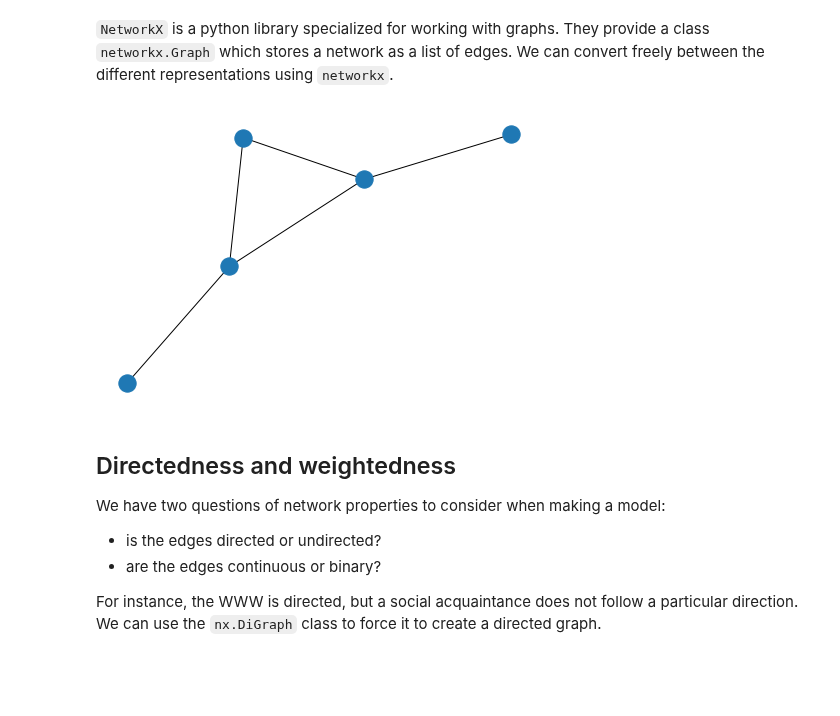
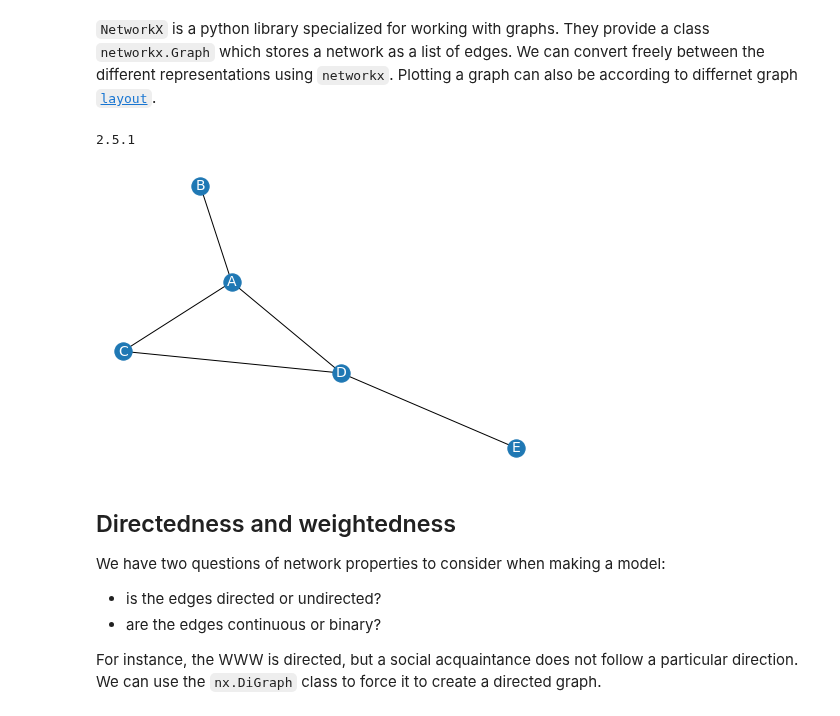
Before and after one commit to computational-medicine/BMED360-2021, a Jupyter notebook: Lab6-Networks-Graphs/01-Concepts-in-network-theory.ipynb, the cells around one changed output. Cells and saved outputs as stored; diff of their text form; code cells hidden in the pictures; blank space fills up the shorter version.

```diff
--- a/Lab6-Networks-Graphs/01-Concepts-in-network-theory.ipynb
+++ b/Lab6-Networks-Graphs/01-Concepts-in-network-theory.ipynb
@@ -65,12 +175,19 @@ A = np.array([
 # %% [markdown]
 `NetworkX` is a python library specialized for working with graphs. They provide a class `networkx.Graph` which stores a network as a list of edges. We can convert freely between the different representations using `networkx`.
+Plotting a graph can also be according to differnet graph [`layout`](https://networkx.org/documentation/stable/reference/drawing.html#module-networkx.drawing.layout).
 # %%
 import networkx as nx
+print(nx.__version__)
 G = nx.from_numpy_array(A)
+pos = nx.spring_layout(G)  # positions for all nodes
+# %% [output]
+2.5.1
-# %%
-nx.draw(G)
-# %% [output]
-[figure, removed]
+# %%
+nx.draw(G, pos)
+nx.draw_networkx_labels(G, pos, labels, font_size=14, font_color='w')
+plt.show()
+# %% [output]
+[figure, added]
 # %% [markdown]
 ## Directedness and weightedness
 
```
Also changed, not shown: parts of 31 cells of this notebook, 3 other files.
